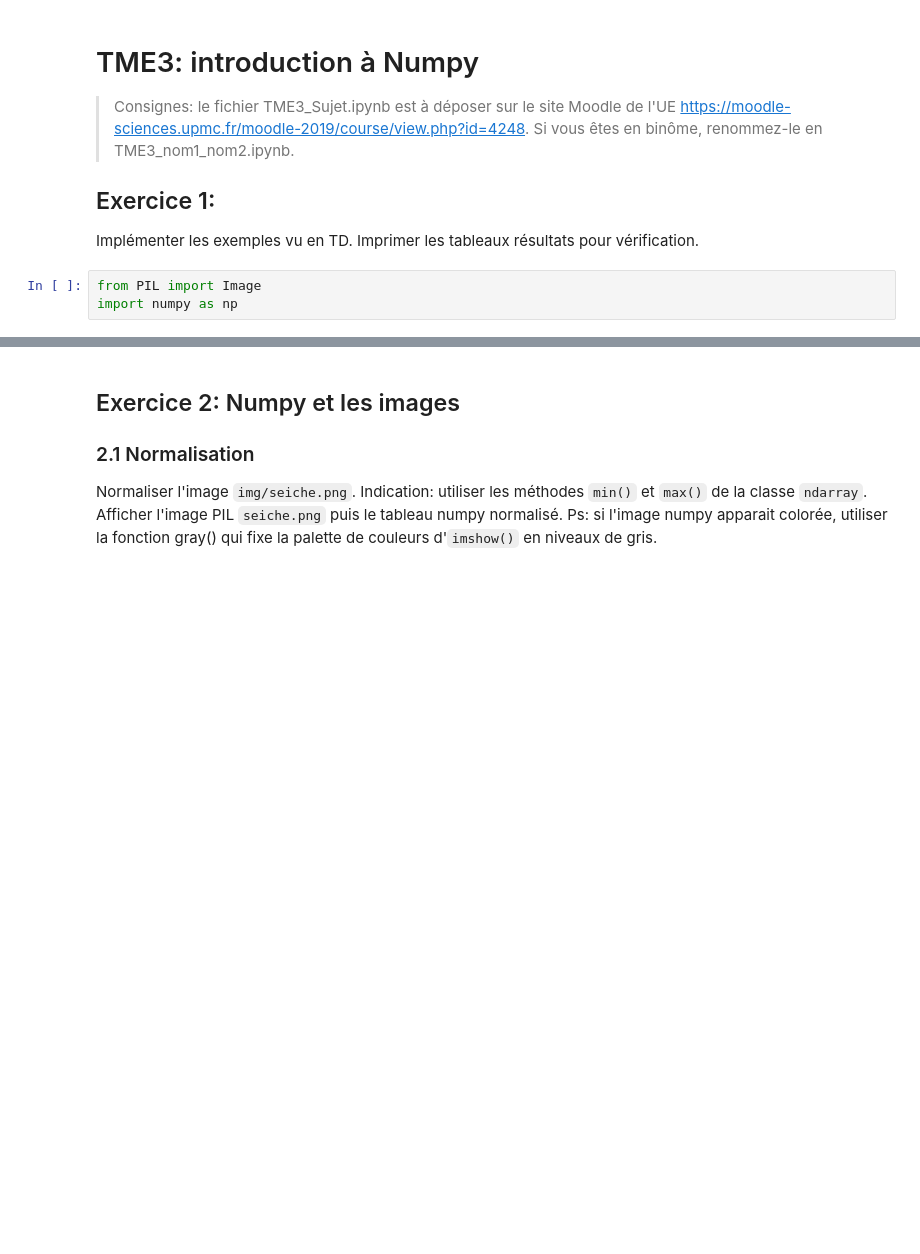
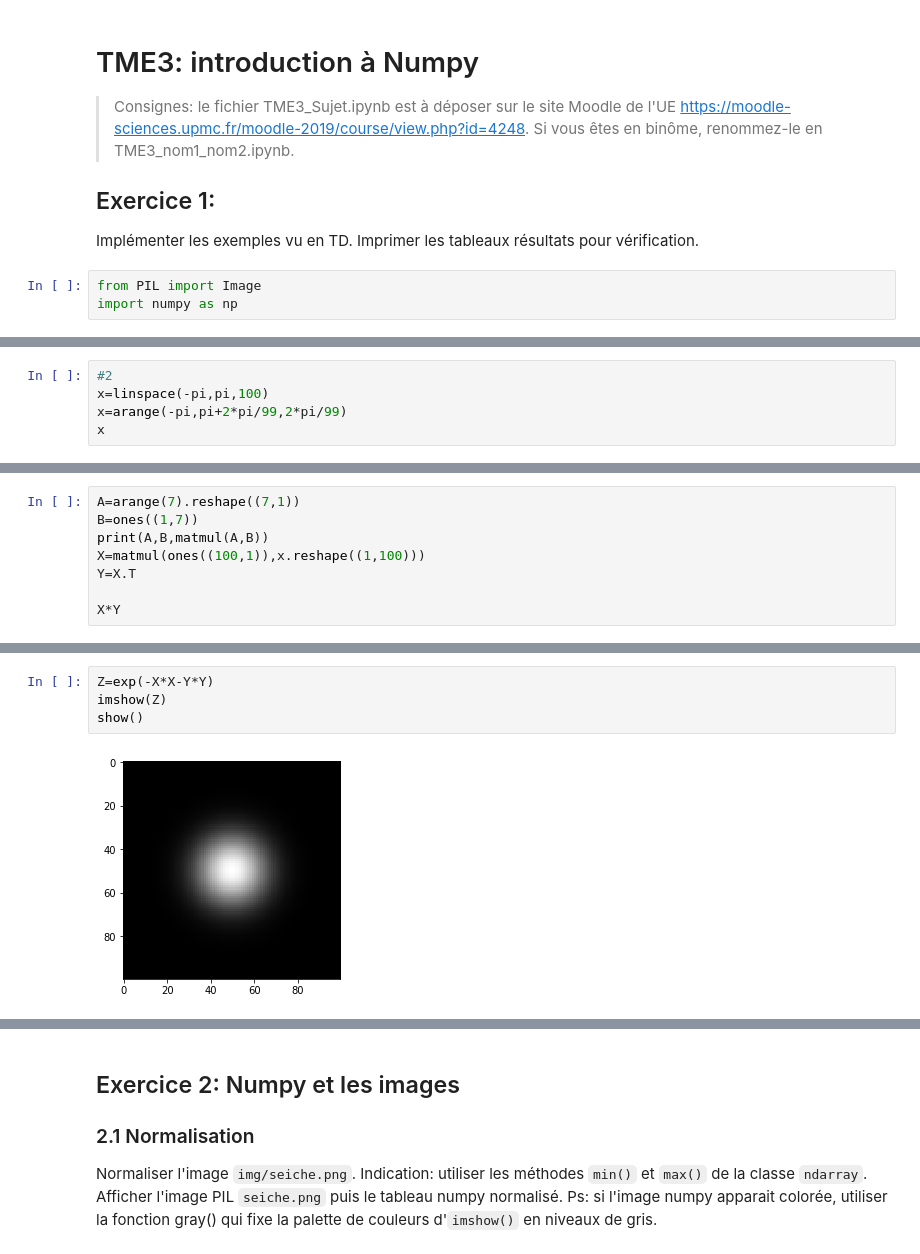
Before and after one commit to azn94/UE-Image, a Jupyter notebook: TME3/TME3_Sujet.ipynb, the cells around one changed output, grey strips where cells are left out. Saved outputs shown, nothing was run; the diff lists cells and outputs as text; blank space fills up the shorter version.

```diff
--- a/TME3/TME3_Sujet.ipynb
+++ b/TME3/TME3_Sujet.ipynb
@@ -10,0 +198,5 @@ import numpy as np
+# %%
+#2
+x=linspace(-pi,pi,100)
+x=arange(-pi,pi+2*pi/99,2*pi/99)
+x
@@ -10,0 +226,8 @@ import numpy as np
+# %%
+A=arange(7).reshape((7,1))
+B=ones((1,7))
+print(A,B,matmul(A,B))
+X=matmul(ones((100,1)),x.reshape((1,100)))
+Y=X.T
+
+X*Y
@@ -10,0 +261,6 @@ import numpy as np
+# %%
+Z=exp(-X*X-Y*Y)
+imshow(Z)
+show()
+# %% [output]
+[figure, added]
```
Also changed, not shown: parts of 28 cells of this notebook, 1 other file.
